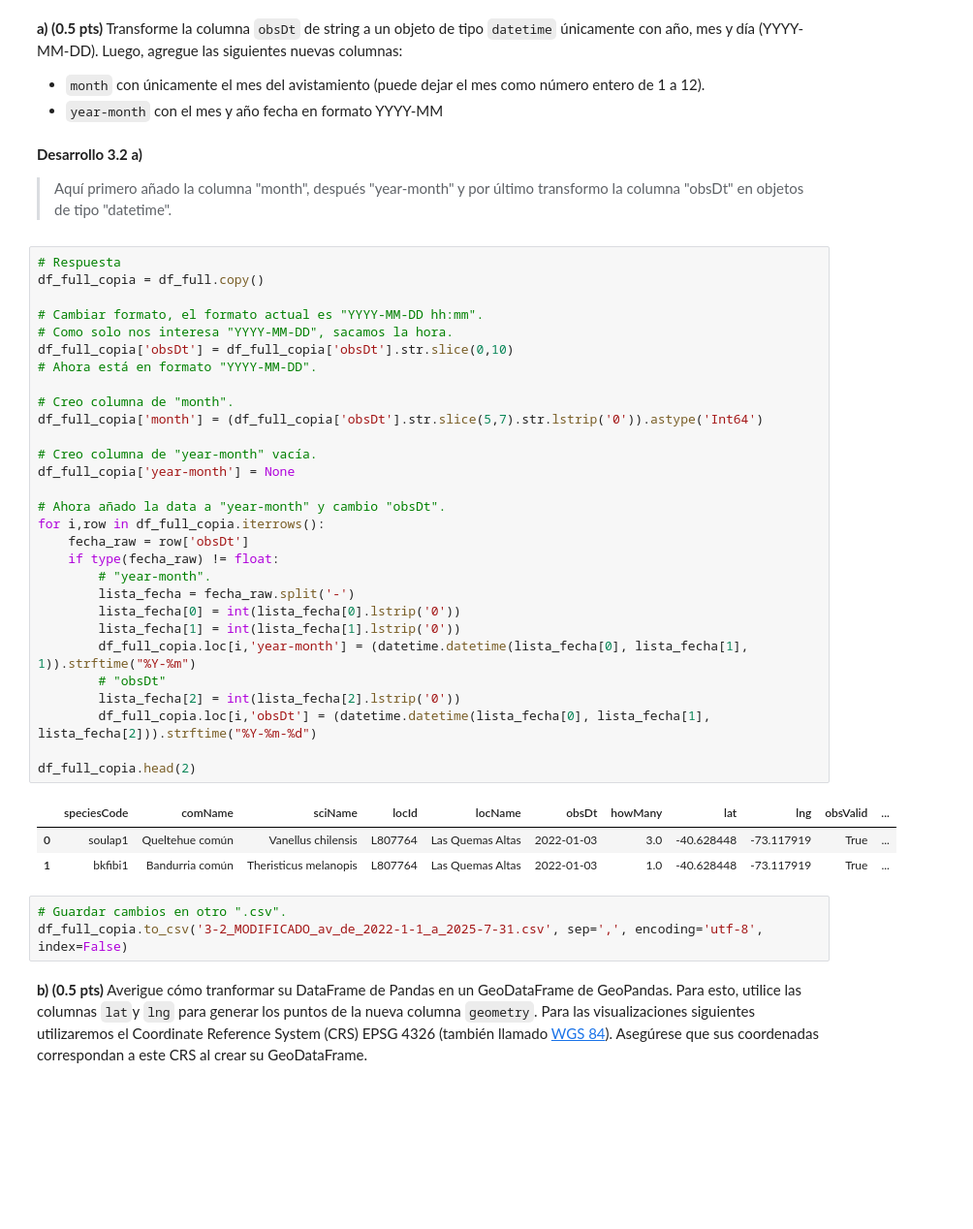
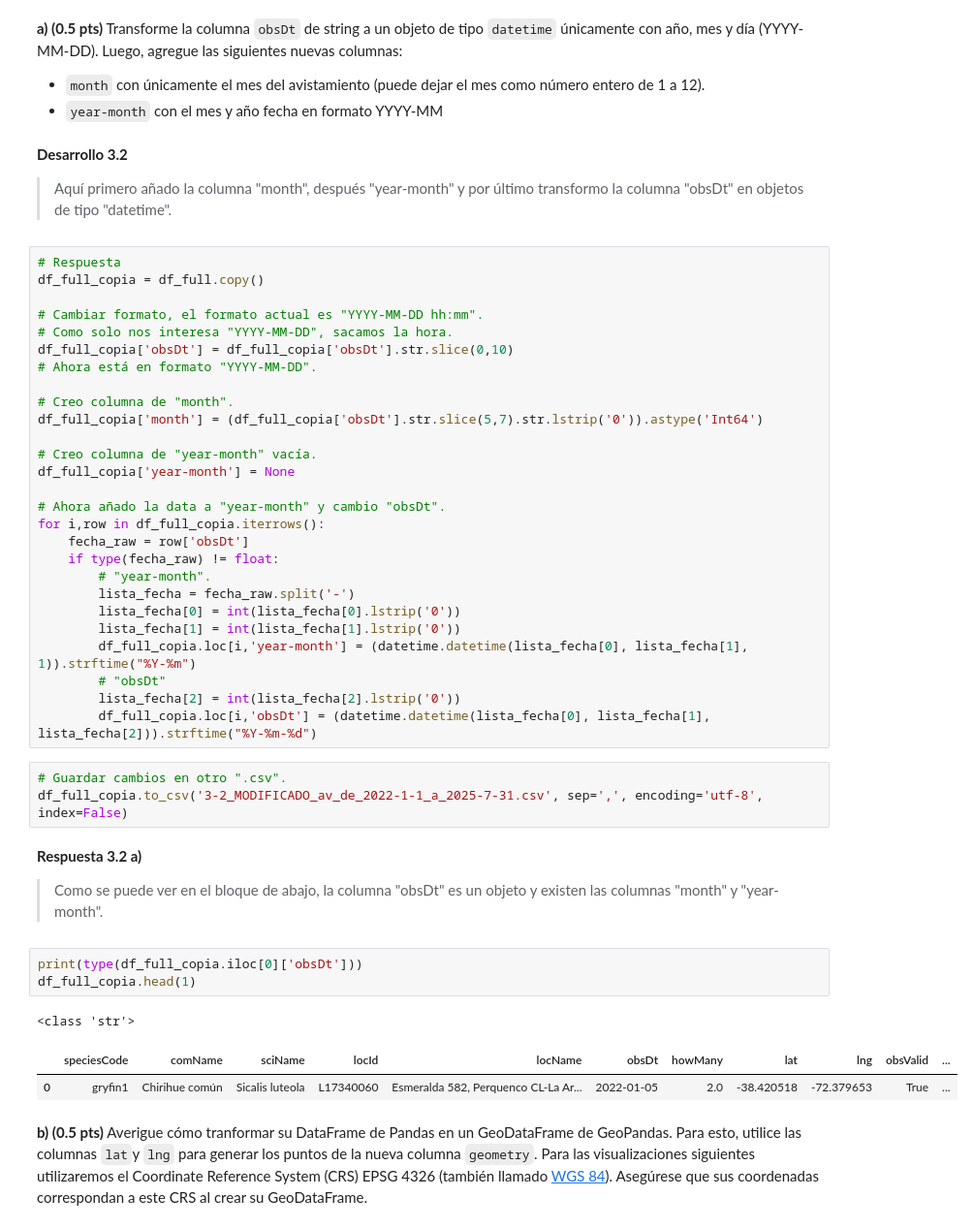
Before and after one commit to FlyingTank233/IMT2200-BENJAMIN-URRA, a Jupyter notebook: Tareas/T2/IMT2200-25s2 - Tarea 02.ipynb, the cells around one changed output. Shown at 97% size. Drawn from its saved outputs; the diff is of its cells as text; blank space fills up the shorter version.

```diff
--- a/Tareas/T2/IMT2200-25s2 - Tarea 02.ipynb
+++ b/Tareas/T2/IMT2200-25s2 - Tarea 02.ipynb
@@ -243,7 +222,7 @@ df_n_avistamientos.head()
 * `month` con únicamente el mes del avistamiento (puede dejar el mes como número entero de 1 a 12).
 * `year-month` con el mes y año fecha en formato YYYY-MM
 # %% [markdown]
-**Desarrollo 3.2 a)**
+**Desarrollo 3.2**
 > Aquí primero añado la columna "month", después "year-month" y por último transformo la columna "obsDt" en objetos de tipo "datetime".
 # %%
 # Respuesta
@@ -272,15 +251,19 @@ for i,row in df_full_copia.iterrows():
         # "obsDt"
         lista_fecha[2] = int(lista_fecha[2].lstrip('0'))
         df_full_copia.loc[i,'obsDt'] = (datetime.datetime(lista_fecha[0], lista_fecha[1], lista_fecha[2])).strftime("%Y-%m-%d")
-
-df_full_copia.head(2)
-# %% [output]
-|  | speciesCode | comName | sciName | locId | locName | obsDt | howMany | lat | lng | obsValid | ... |
-| 0 | soulap1 | Queltehue común | Vanellus chilensis | L807764 | Las Quemas Altas | 2022-01-03 | 3.0 | -40.628448 | -73.117919 | True | ... |
-| 1 | bkfibi1 | Bandurria común | Theristicus melanopis | L807764 | Las Quemas Altas | 2022-01-03 | 1.0 | -40.628448 | -73.117919 | True | ... |
 # %%
 # Guardar cambios en otro ".csv".
 df_full_copia.to_csv('3-2_MODIFICADO_av_de_2022-1-1_a_2025-7-31.csv', sep=',', encoding='utf-8', index=False)
+# %% [markdown]
+**Respuesta 3.2 a)**
+> Como se puede ver en el bloque de abajo, la columna "obsDt" es un objeto y existen las columnas "month" y "year-month".
+# %%
+print(type(df_full_copia.iloc[0]['obsDt']))
+df_full_copia.head(1)
+# %% [output]
+<class 'str'>
+|  | speciesCode | comName | sciName | locId | locName | obsDt | howMany | lat | lng | obsValid | ... |
+| 0 | gryfin1 | Chirihue común | Sicalis luteola | L17340060 | Esmeralda 582, Perquenco CL-La Ar... | 2022-01-05 | 2.0 | -38.420518 | -72.379653 | True | ... |
 # %% [markdown]
 **b) (0.5 pts)** Averigue cómo tranformar su DataFrame de Pandas en un GeoDataFrame de GeoPandas. Para esto, utilice las columnas `lat`y `lng` para generar los puntos de la nueva columna `geometry`. Para las visualizaciones siguientes utilizaremos el Coordinate Reference System (CRS) EPSG 4326 (también llamado [WGS 84](https://es.wikipedia.org/wiki/WGS84)). Asegúrese que sus coordenadas correspondan a este CRS al crear su GeoDataFrame.
 # %% [markdown]
```
Also changed, not shown: parts of 34 cells of this notebook.
